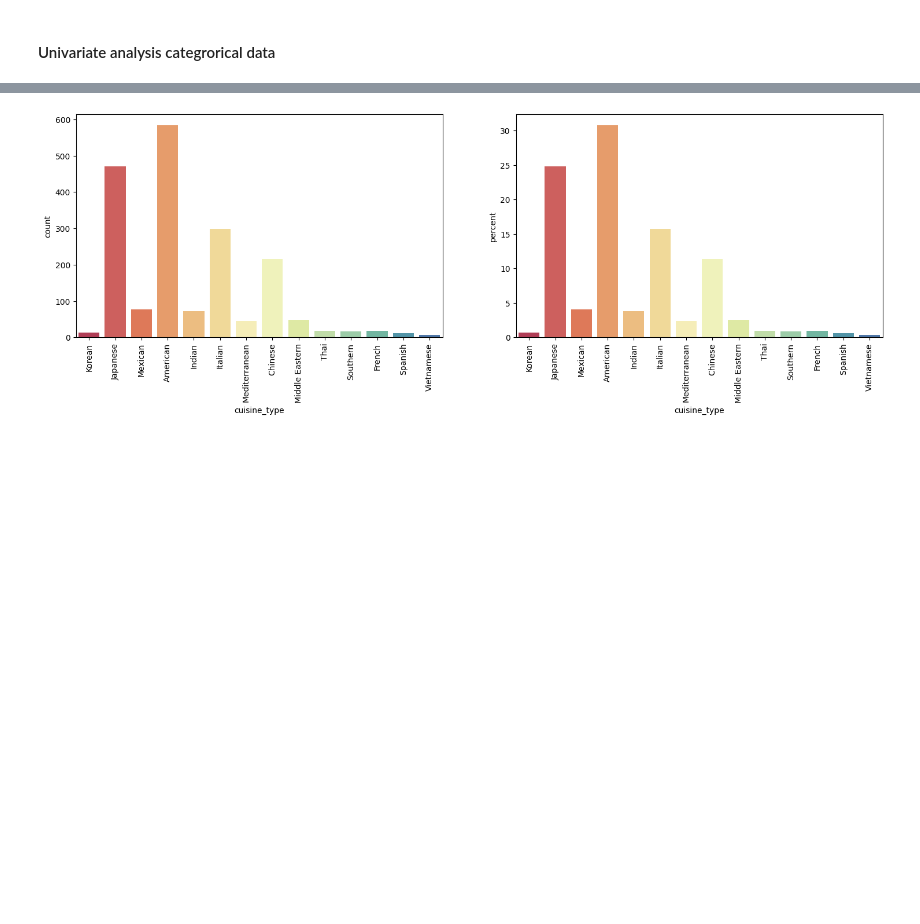
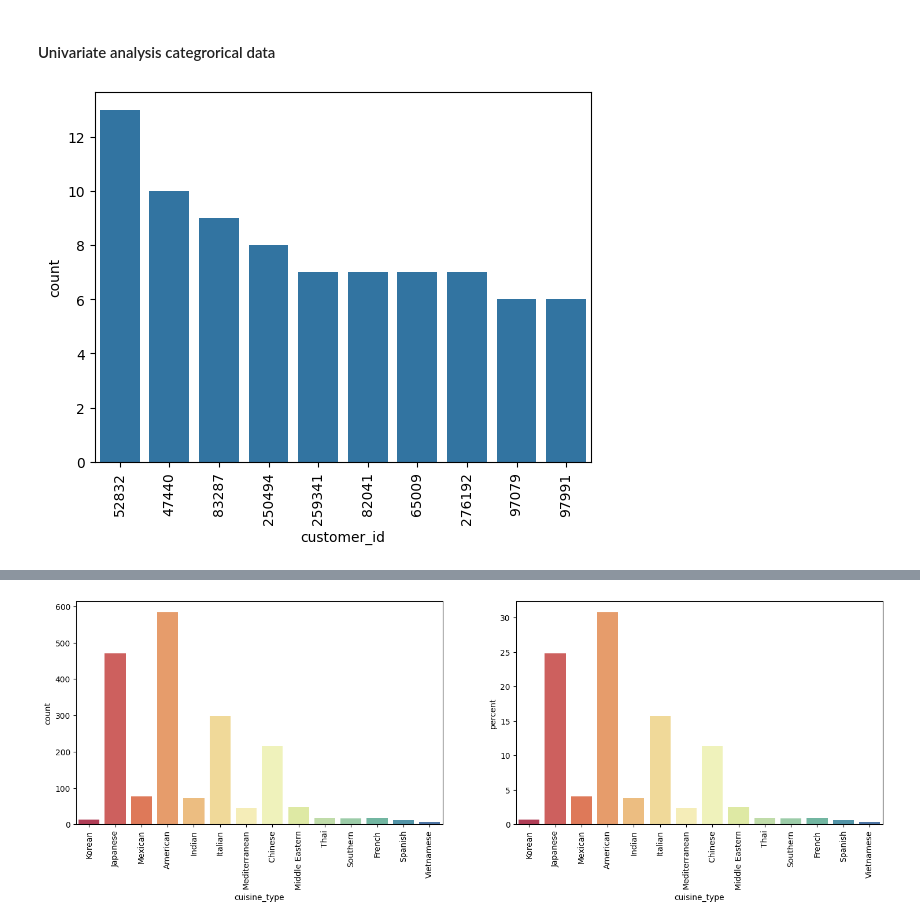
Before and after one commit to sheikhomer/FoodHubDataAnalysis, a Jupyter notebook: Learner_Notebook_Full_Code.ipynb, the cells around one changed output, grey strips where cells are left out. Drawn from its saved outputs; the diff is of its cells as text; code cells hidden in the pictures; blank space fills up the shorter version.

```diff
--- a/Learner_Notebook_Full_Code.ipynb
+++ b/Learner_Notebook_Full_Code.ipynb
@@ -229,3 +230,12 @@ pd.DataFrame({
 ### **Question 6:** Explore all the variables and provide observations on their distributions. (Generally, histograms, boxplots, countplots, etc. are used for univariate exploration.) [9 marks]
 # %% [markdown]
 #### Univariate analysis categrorical data
+# %%
+# Write the code here
+# Top 10 customer in terms of number of orders
+top10_loyal_customer = df['customer_id'].value_counts().reset_index().head(10)
+sns.countplot(data = df, x = 'customer_id', order = top10_loyal_customer['customer_id'])
+plt.xticks(rotation = 90)
+plt.show()
+# %% [output]
+[figure, added]
```
Also changed, not shown: parts of 30 cells of this notebook.
